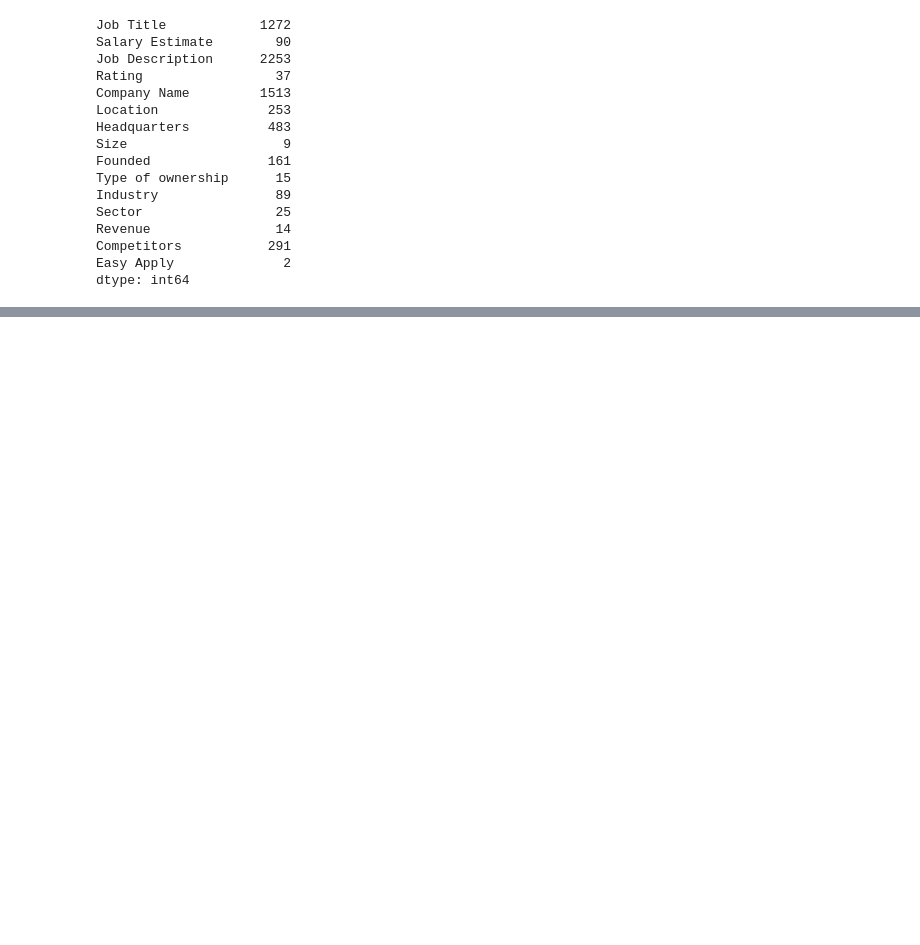
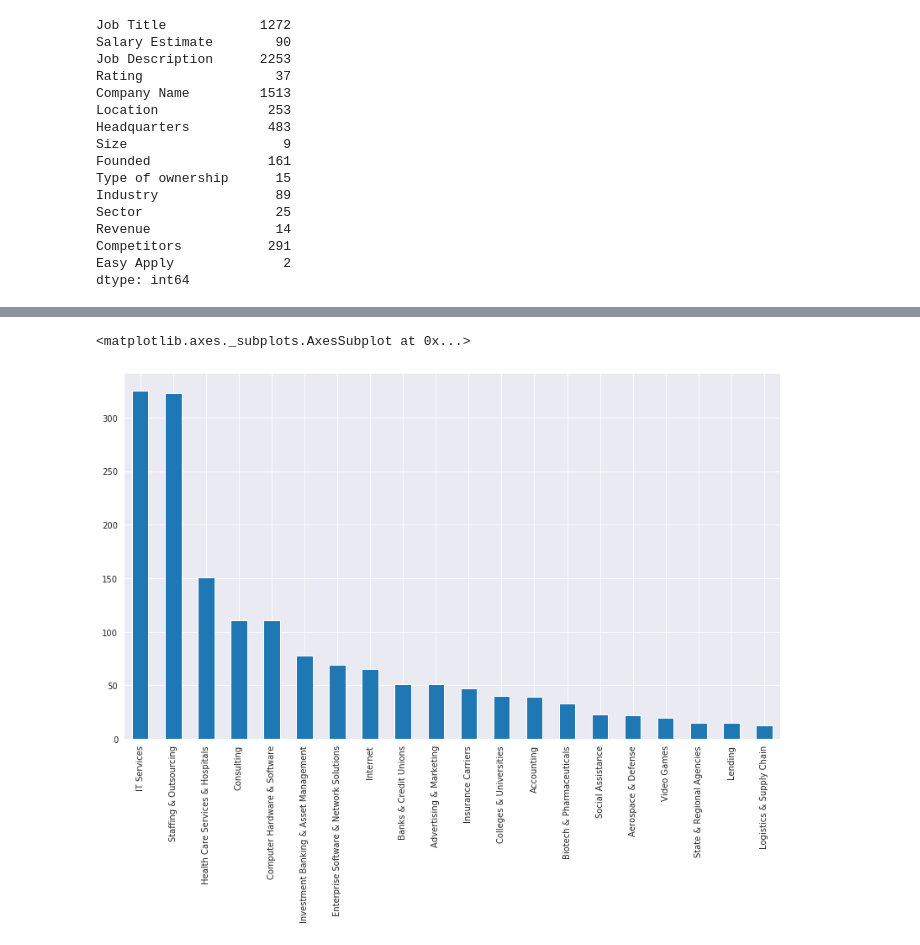
Before and after one commit to nabanitarimpi/Job-post-analysis, a Jupyter notebook: job_posting.ipynb, the cells around one changed output, grey strips where cells are left out. Cells and saved outputs as stored; diff of their text form; code cells hidden in the pictures; blank space fills up the shorter version.

```diff
--- a/job_posting.ipynb
+++ b/job_posting.ipynb
@@ -108,6 +154,8 @@ array(['$37K-$66K (Glassdoor est.)', '$46K-$87K (Glassdoor est.)',
+# %%
+df.drop(['Easy Apply', 'Competitors'], axis=1, inplace=True)
 # %%
 df['low_salary'] = df['Salary Estimate'].apply(lambda x:float(x.split()[0].split("-")[0].strip("$,K"))
-                                                          if x not in ['-1'] else -1)
+                                                          if not pd.isnull(x) else x)
 df['up_salary'] = df['Salary Estimate'].apply(lambda x:float(x.split()[0].split("-")[1].strip("$,K"))
-                                                          if x not in ['-1'] else -1)
+                                                          if not pd.isnull(x) else x)
 df['avg_salary'] = (df['low_salary'] + df['up_salary'])/2.
@@ -129,0 +194,5 @@ df.drop('Salary Estimate', axis=1, inplace=True)
+# %%
+df['Industry'].value_counts()[:20].plot(kind='bar', figsize=(14,8))
+# %% [output]
+<matplotlib.axes._subplots.AxesSubplot at 0x...>
+[figure, added]
```
Also changed, not shown: parts of 61 cells of this notebook.
